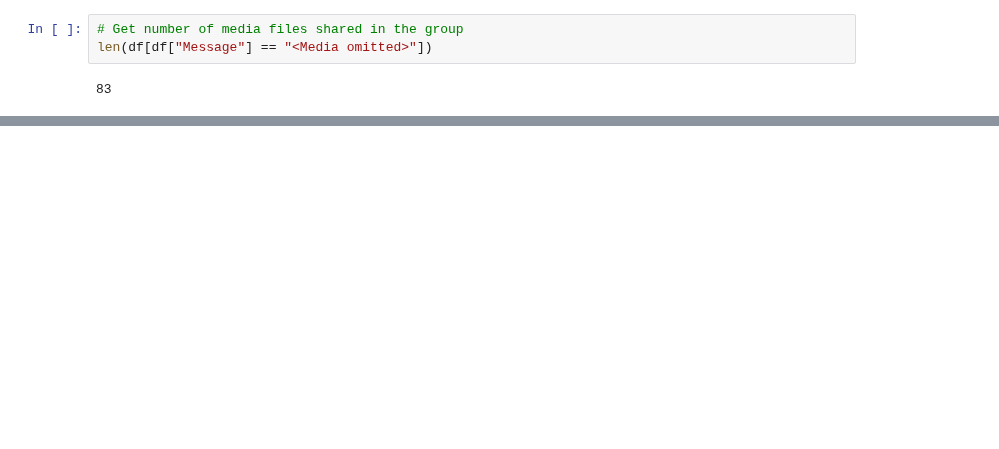
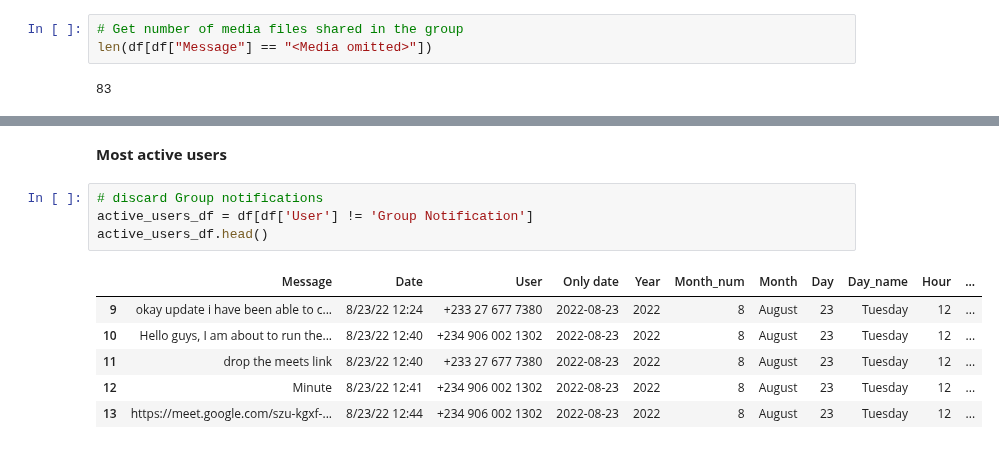
Before and after one commit to lawalsegun2025/whatsapp_chat_analyzer, a Jupyter notebook: whatsapp_chat_analysis.ipynb, the cells around one changed output, grey strips where cells are left out. Drawn from its saved outputs; the diff is of its cells as text; blank space fills up the shorter version.

```diff
--- a/whatsapp_chat_analysis.ipynb
+++ b/whatsapp_chat_analysis.ipynb
@@ -419,0 +418,13 @@ len(links)
+# %% [markdown]
+**Most active users**
+# %%
+# discard Group notifications
+active_users_df = df[df['User'] != 'Group Notification']
+active_users_df.head()
+# %% [output]
+|  | Message | Date | User | Only date | Year | Month_num | Month | Day | Day_name | Hour | ... |
+| 9 | okay update i have been able to c... | 8/23/22 12:24 | +233 27 677 7380 | 2022-08-23 | 2022 | 8 | August | 23 | Tuesday | 12 | ... |
+| 10 | Hello guys, I am about to run the... | 8/23/22 12:40 | +234 906 002 1302 | 2022-08-23 | 2022 | 8 | August | 23 | Tuesday | 12 | ... |
+| 11 | drop the meets link | 8/23/22 12:40 | +233 27 677 7380 | 2022-08-23 | 2022 | 8 | August | 23 | Tuesday | 12 | ... |
+| 12 | Minute | 8/23/22 12:41 | +234 906 002 1302 | 2022-08-23 | 2022 | 8 | August | 23 | Tuesday | 12 | ... |
+| 13 | https://meet.google.com/szu-kgxf-... | 8/23/22 12:44 | +234 906 002 1302 | 2022-08-23 | 2022 | 8 | August | 23 | Tuesday | 12 | ... |
```
Also changed, not shown: parts of 20 cells of this notebook.
